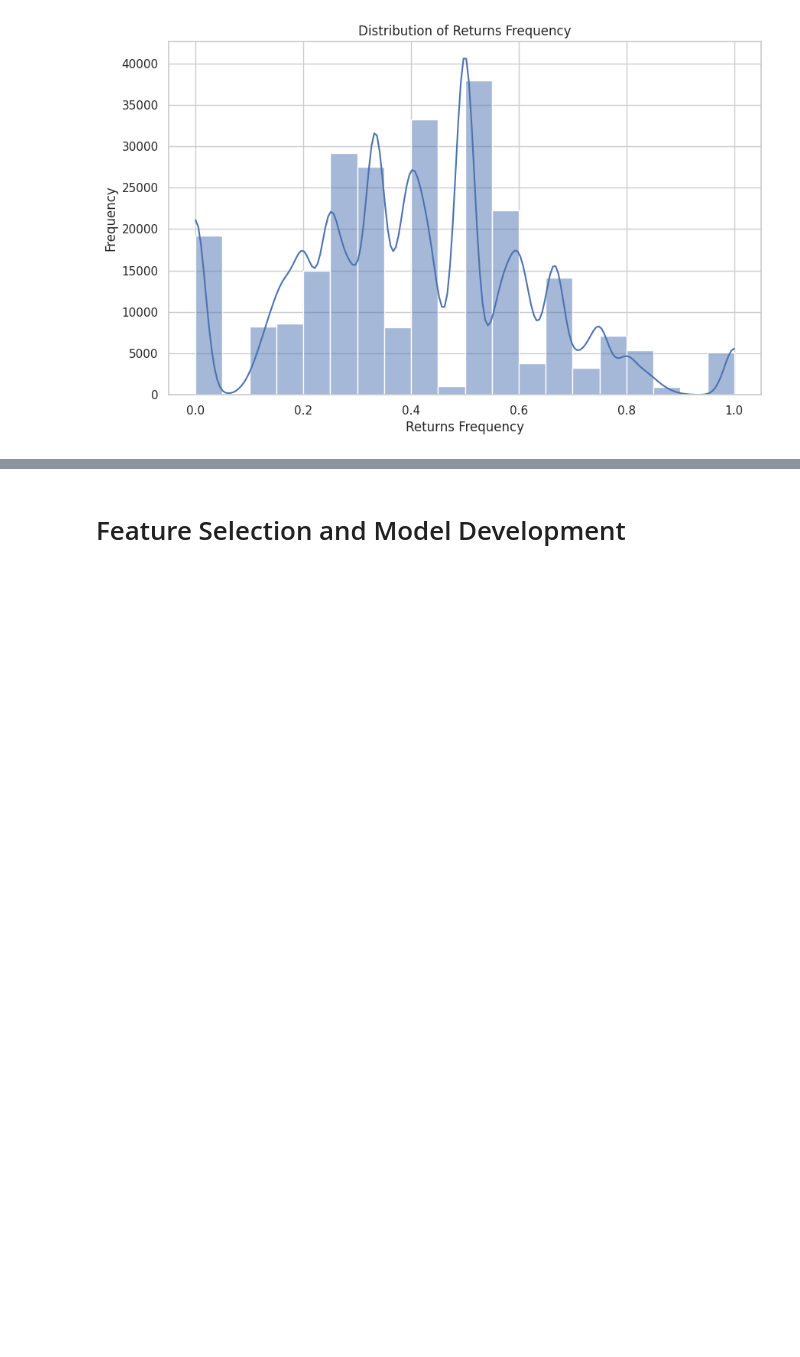
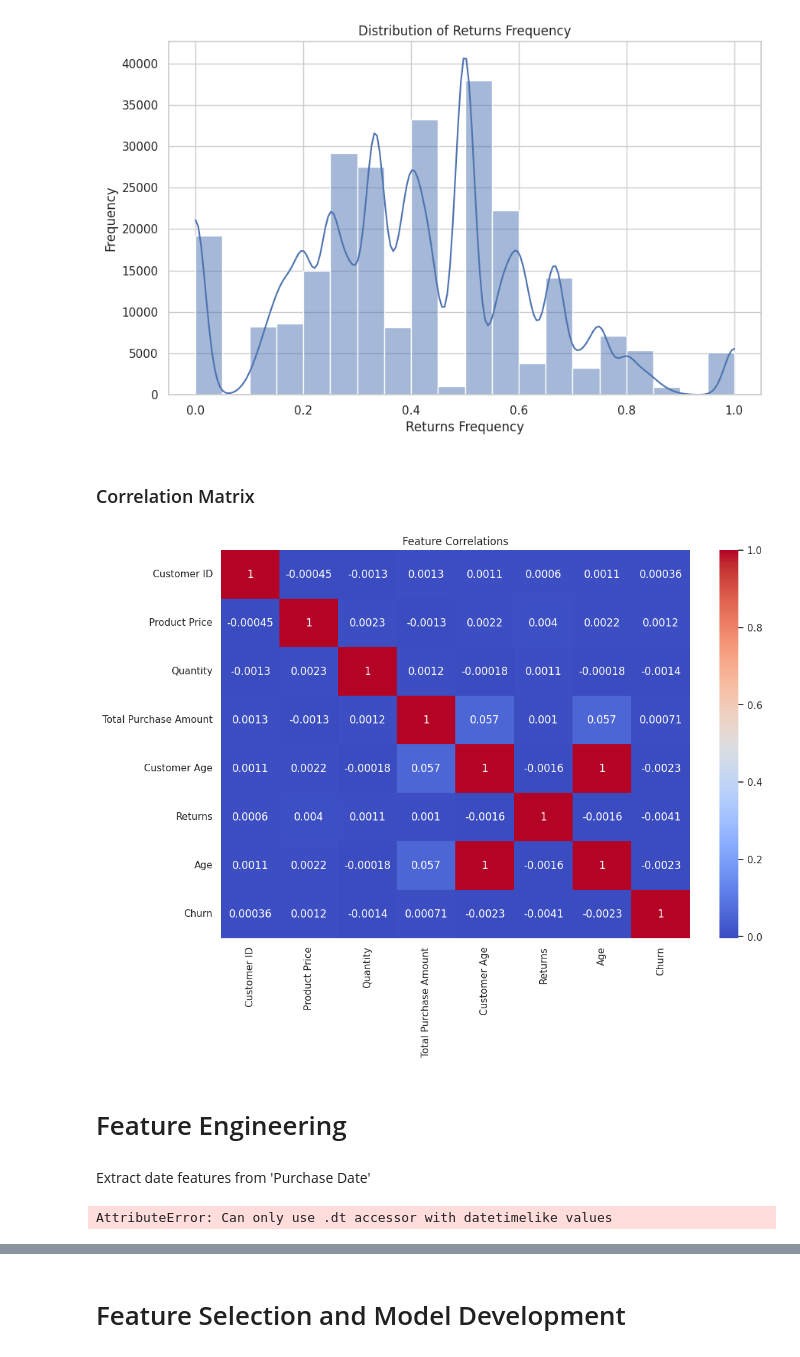
Before and after one commit to Chebii55/e-commerceData, a Jupyter notebook: Customer_Analysis_and_Engagement_Prediction.ipynb, the cells around one changed output, grey strips where cells are left out. Saved outputs shown, nothing was run; the diff lists cells and outputs as text; code cells hidden in the pictures; blank space fills up the shorter version.

```diff
--- a/Customer_Analysis_and_Engagement_Prediction.ipynb
+++ b/Customer_Analysis_and_Engagement_Prediction.ipynb
@@ -261,3 +232,24 @@ plt.ylabel('Frequency')
 plt.show()
 # %% [output]
 [figure]
+# %% [markdown]
+### Correlation Matrix
+# %%
+# Correlation heatmap for numerical features
+plt.figure(figsize=(12, 8))
+sns.heatmap(numeric_data.corr(), annot=True, cmap='coolwarm')
+plt.title("Feature Correlations")
+plt.show()
+# %% [output]
+[figure, added]
+# %% [markdown]
+# Feature Engineering
+# %% [markdown]
+Extract date features from 'Purchase Date'
+# %%
+data['Year'] = data['Purchase Date'].dt.year
+data['Month'] = data['Purchase Date'].dt.month
+data['Day'] = data['Purchase Date'].dt.day
+data['Day of Week'] = data['Purchase Date'].dt.dayofweek
+# %% [output]
+AttributeError: Can only use .dt accessor with datetimelike values
```
Also changed, not shown: parts of 40 cells of this notebook.
